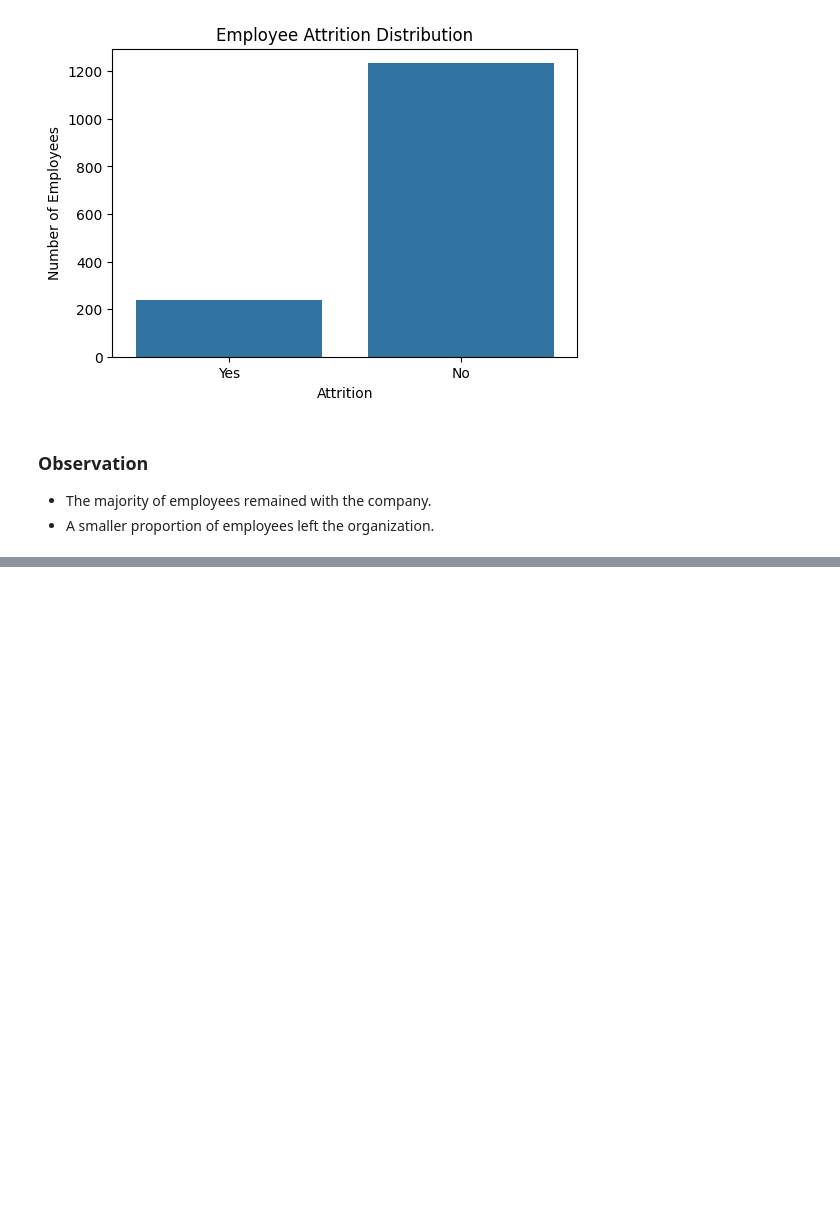
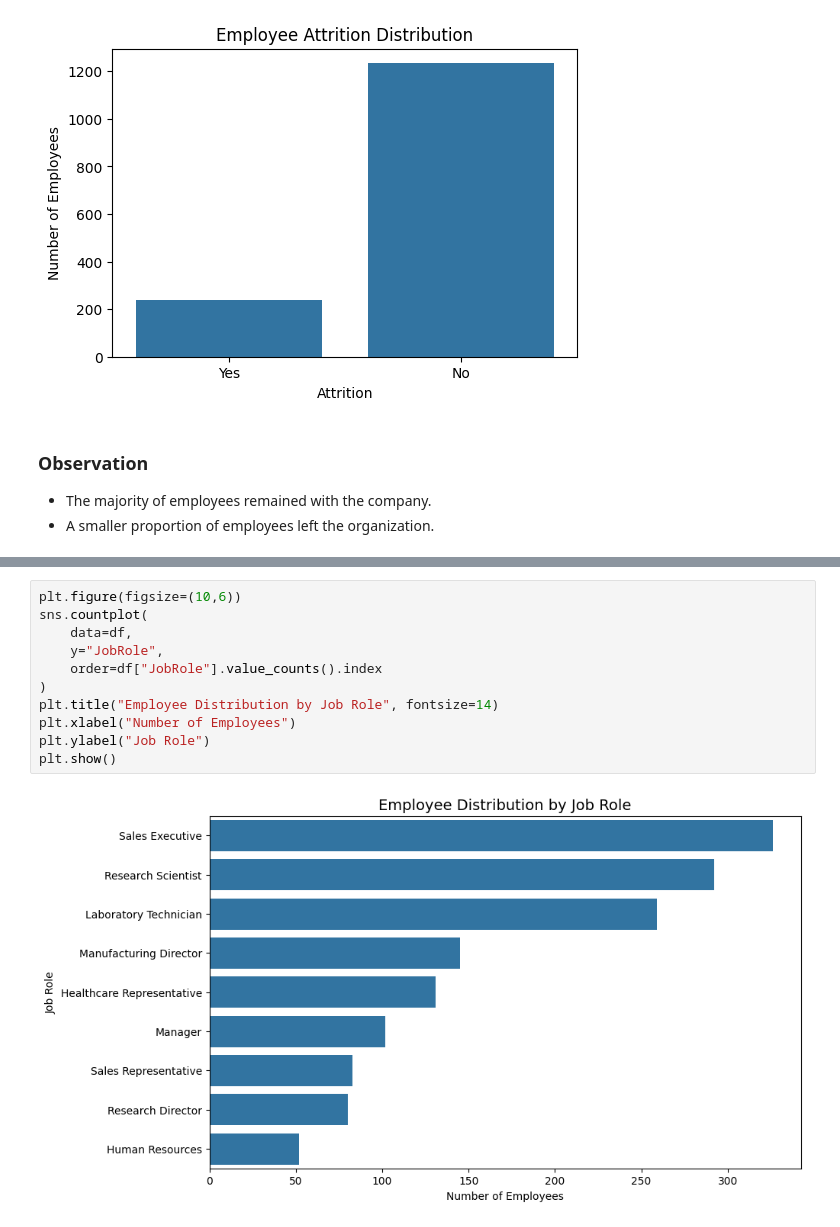
Before and after one commit to UzairPmd/Employee-Attrition-Analysis, a Jupyter notebook: notebooks/03_EDA.ipynb, the cells around one changed output, grey strips where cells are left out. Saved outputs shown, nothing was run; the diff lists cells and outputs as text; blank space fills up the shorter version.

```diff
--- a/notebooks/03_EDA.ipynb
+++ b/notebooks/03_EDA.ipynb
@@ -72,0 +181,13 @@ plt.show()
+# %%
+plt.figure(figsize=(10,6))
+sns.countplot(
+    data=df,
+    y="JobRole",
+    order=df["JobRole"].value_counts().index
+)
+plt.title("Employee Distribution by Job Role", fontsize=14)
+plt.xlabel("Number of Employees")
+plt.ylabel("Job Role")
+plt.show()
+# %% [output]
+[figure, added]
```
Also changed, not shown: parts of 91 cells of this notebook.
